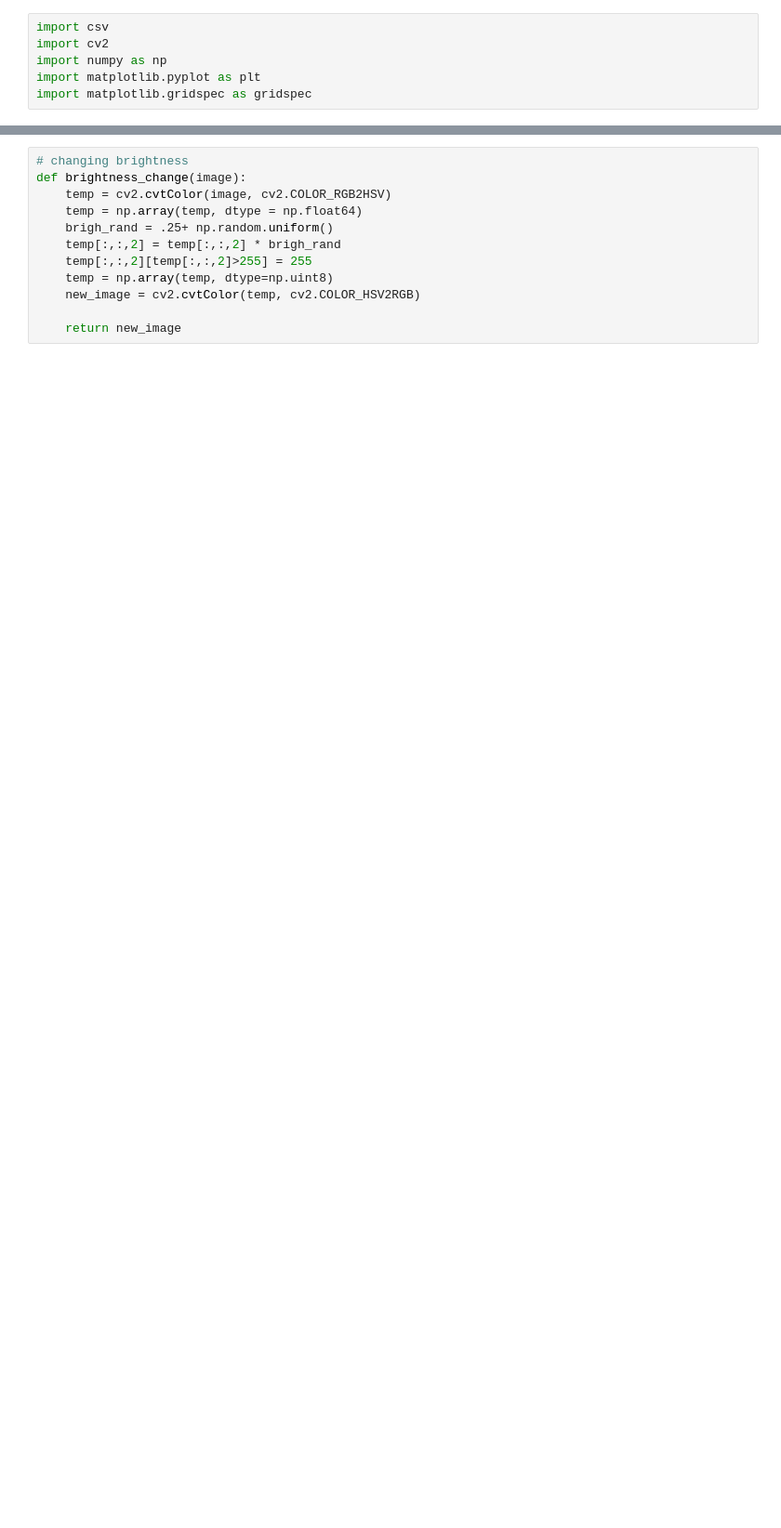
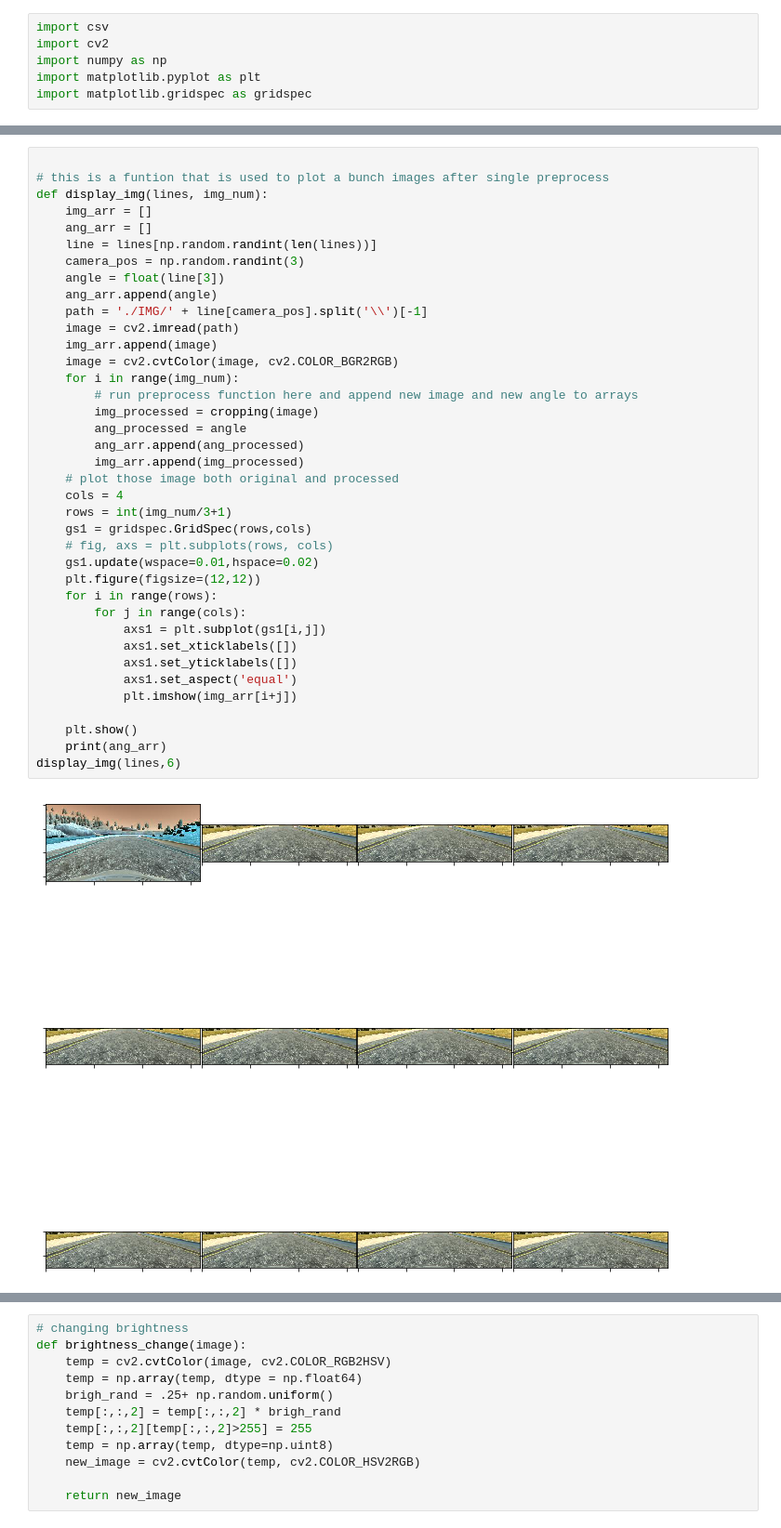
Before and after one commit to DavidYRB/CarND-Behavior-Cloning, a Jupyter notebook: New_Behavior_Clone.ipynb, the cells around one changed output, grey strips where cells are left out. Shown at 93% size. Saved outputs shown, nothing was run; the diff lists cells and outputs as text; blank space fills up the shorter version.

```diff
--- a/New_Behavior_Clone.ipynb
+++ b/New_Behavior_Clone.ipynb
@@ -24,0 +37,40 @@ def change_size_and_normalize(image, new_row, new_col):
+# %%
+
+# this is a funtion that is used to plot a bunch images after single preprocess
+def display_img(lines, img_num):
+    img_arr = []
+    ang_arr = []
+    line = lines[np.random.randint(len(lines))]
+    camera_pos = np.random.randint(3)
+    angle = float(line[3])
+    ang_arr.append(angle)
+    path = './IMG/' + line[camera_pos].split('\\')[-1]
+    image = cv2.imread(path)
+    img_arr.append(image)
+    image = cv2.cvtColor(image, cv2.COLOR_BGR2RGB)
+    for i in range(img_num):
+        # run preprocess function here and append new image and new angle to arrays
+        img_processed = cropping(image)
+        ang_processed = angle
+        ang_arr.append(ang_processed)
+        img_arr.append(img_processed)
+    # plot those image both original and processed
+    cols = 4
+    rows = int(img_num/3+1)
+    gs1 = gridspec.GridSpec(rows,cols)
+    # fig, axs = plt.subplots(rows, cols)
+    gs1.update(wspace=0.01,hspace=0.02)
+    plt.figure(figsize=(12,12))
+    for i in range(rows):
+        for j in range(cols):
+            axs1 = plt.subplot(gs1[i,j])
+            axs1.set_xticklabels([])
+            axs1.set_yticklabels([])
+            axs1.set_aspect('equal')
+            plt.imshow(img_arr[i+j])
+
+    plt.show()
+    print(ang_arr)
+display_img(lines,6)
+# %% [output]
+[figure, added]
```
Also changed, not shown: parts of 23 cells of this notebook.
